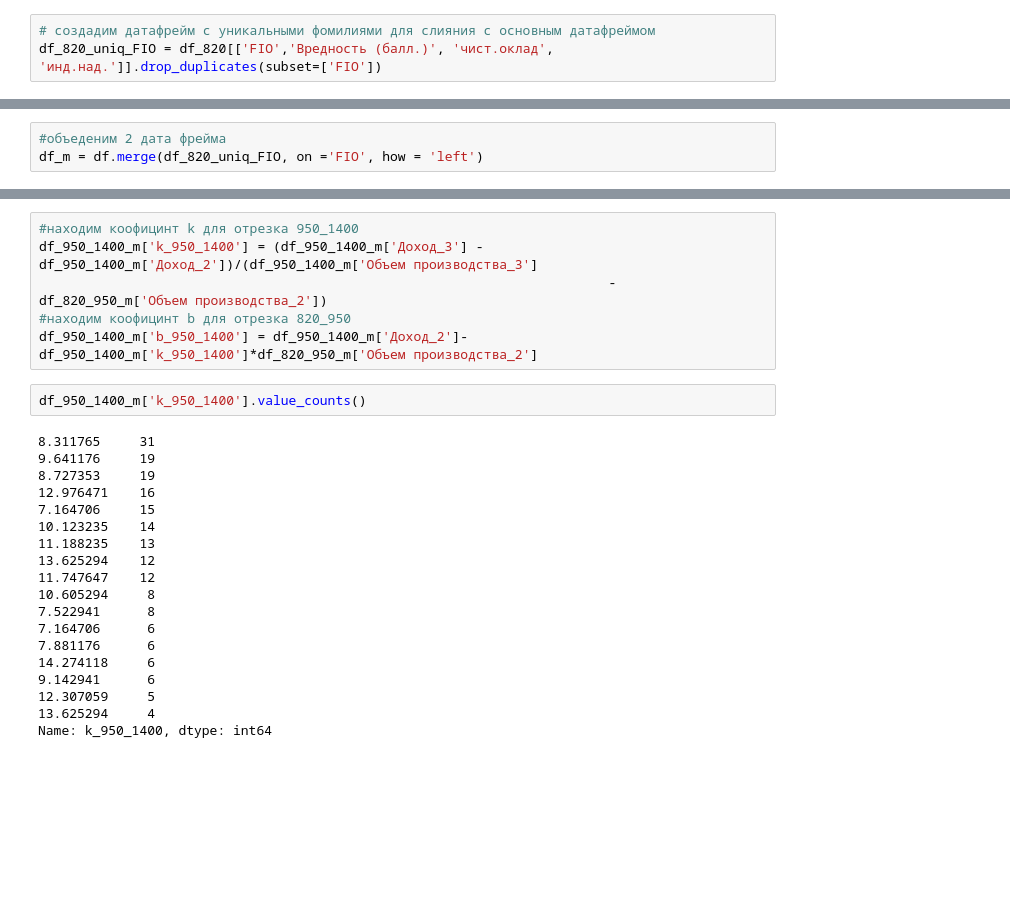
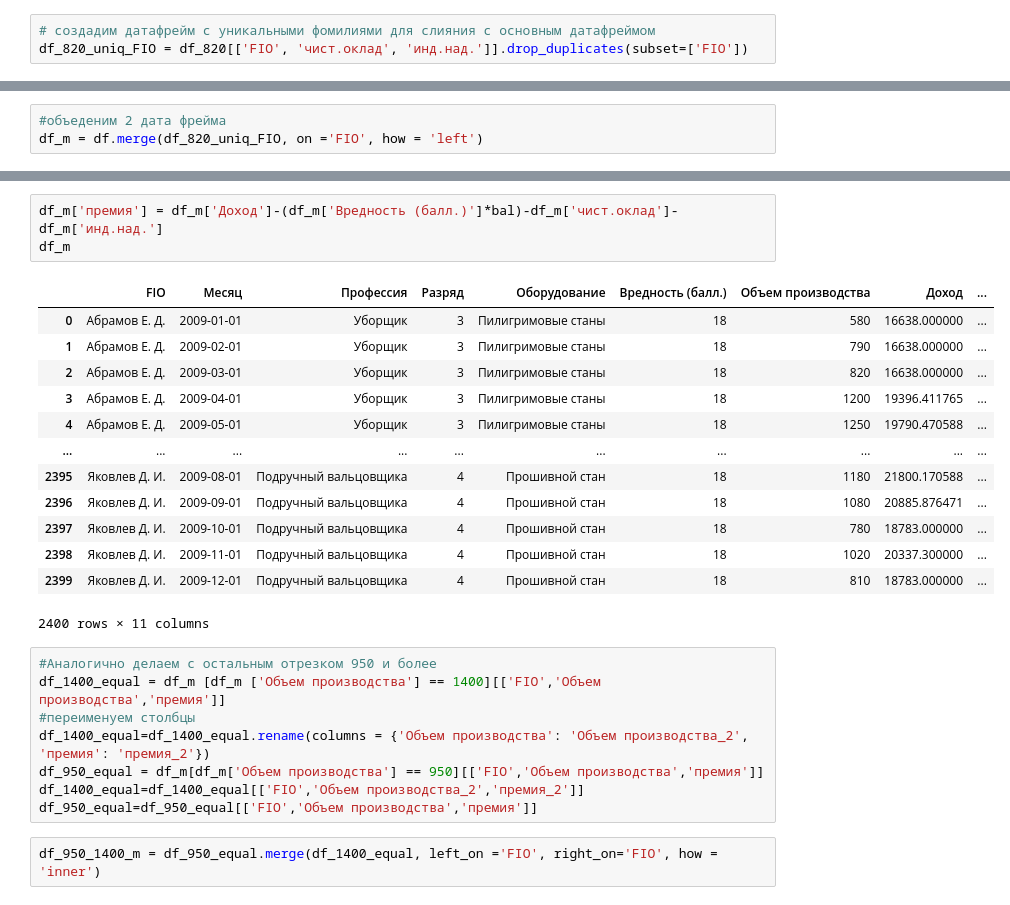
Before and after one commit to Jorshya/test_task_01, a Jupyter notebook: Test_5.0.ipynb, the cells around one changed output, grey strips where cells are left out. Cells and saved outputs as stored; diff of their text form; blank space fills up the shorter version.

```diff
--- a/Test_5.0.ipynb
+++ b/Test_5.0.ipynb
@@ -375,7 +357,7 @@ True    1000
 dtype: int64
 # %%
 # создадим датафрейм с уникальными фомилиями для слияния с основным датафреймом
-df_820_uniq_FIO = df_820[['FIO','Вредность (балл.)', 'чист.оклад', 'инд.над.']].drop_duplicates(subset=['FIO'])
+df_820_uniq_FIO = df_820[['FIO', 'чист.оклад', 'инд.над.']].drop_duplicates(subset=['FIO'])
 # %%
 df_820.sample(8)
 # %% [output]
@@ -477,27 +376,27 @@ df_950_1400_m = df_950_equal.merge(df_1400_equal, left_on ='FIO', right_on='FIO'
-# %%
-#находим коофицинт k для отрезка 950_1400
-df_950_1400_m['k_950_1400'] = (df_950_1400_m['Доход_3'] - df_950_1400_m['Доход_2'])/(df_950_1400_m['Объем производства_3']
-                                                                         - df_820_950_m['Объем производства_2'])
-#находим коофицинт b для отрезка 820_950
-df_950_1400_m['b_950_1400'] = df_950_1400_m['Доход_2']-df_950_1400_m['k_950_1400']*df_820_950_m['Объем производства_2']
-# %%
-df_950_1400_m['k_950_1400'].value_counts()
-# %% [output]
-8.311765     31
-9.641176     19
-8.727353     19
-12.976471    16
-7.164706     15
-10.123235    14
-11.188235    13
-13.625294    12
-11.747647    12
-10.605294     8
-7.522941      8
-7.164706      6
-7.881176      6
-14.274118     6
-9.142941      6
-12.307059     5
-13.625294     4
-Name: k_950_1400, dtype: int64
+# %%
+df_m['премия'] = df_m['Доход']-(df_m['Вредность (балл.)']*bal)-df_m['чист.оклад']-df_m['инд.над.']
+df_m
+# %% [output]
+|  | FIO | Месяц | Профессия | Разряд | Оборудование | Вредность (балл.) | Объем производства | Доход | ... |
+| 0 | Абрамов Е. Д. | 2009-01-01 | Уборщик | 3 | Пилигримовые станы | 18 | 580 | 16638.000000 | ... |
+| 1 | Абрамов Е. Д. | 2009-02-01 | Уборщик | 3 | Пилигримовые станы | 18 | 790 | 16638.000000 | ... |
+| 2 | Абрамов Е. Д. | 2009-03-01 | Уборщик | 3 | Пилигримовые станы | 18 | 820 | 16638.000000 | ... |
+| 3 | Абрамов Е. Д. | 2009-04-01 | Уборщик | 3 | Пилигримовые станы | 18 | 1200 | 19396.411765 | ... |
+| 4 | Абрамов Е. Д. | 2009-05-01 | Уборщик | 3 | Пилигримовые станы | 18 | 1250 | 19790.470588 | ... |
+| ... | ... | ... | ... | ... | ... | ... | ... | ... | ... |
+| 2395 | Яковлев Д. И. | 2009-08-01 | Подручный вальцовщика | 4 | Прошивной стан | 18 | 1180 | 21800.170588 | ... |
+| 2396 | Яковлев Д. И. | 2009-09-01 | Подручный вальцовщика | 4 | Прошивной стан | 18 | 1080 | 20885.876471 | ... |
+| 2397 | Яковлев Д. И. | 2009-10-01 | Подручный вальцовщика | 4 | Прошивной стан | 18 | 780 | 18783.000000 | ... |
+| 2398 | Яковлев Д. И. | 2009-11-01 | Подручный вальцовщика | 4 | Прошивной стан | 18 | 1020 | 20337.300000 | ... |
+| 2399 | Яковлев Д. И. | 2009-12-01 | Подручный вальцовщика | 4 | Прошивной стан | 18 | 810 | 18783.000000 | ... |
+2400 rows × 11 columns
+# %%
+#Аналогично делаем с остальным отрезком 950 и более
+df_1400_equal = df_m [df_m ['Объем производства'] == 1400][['FIO','Объем производства','премия']]
+#переименуем столбцы
+df_1400_equal=df_1400_equal.rename(columns = {'Объем производства': 'Объем производства_2', 'премия': 'премия_2'})
+df_950_equal = df_m[df_m['Объем производства'] == 950][['FIO','Объем производства','премия']]
+df_1400_equal=df_1400_equal[['FIO','Объем производства_2','премия_2']]
+df_950_equal=df_950_equal[['FIO','Объем производства','премия']]
+# %%
+df_950_1400_m = df_950_equal.merge(df_1400_equal, left_on ='FIO', right_on='FIO', how = 'inner')
```
Also changed, not shown: parts of 54 cells of this notebook.
